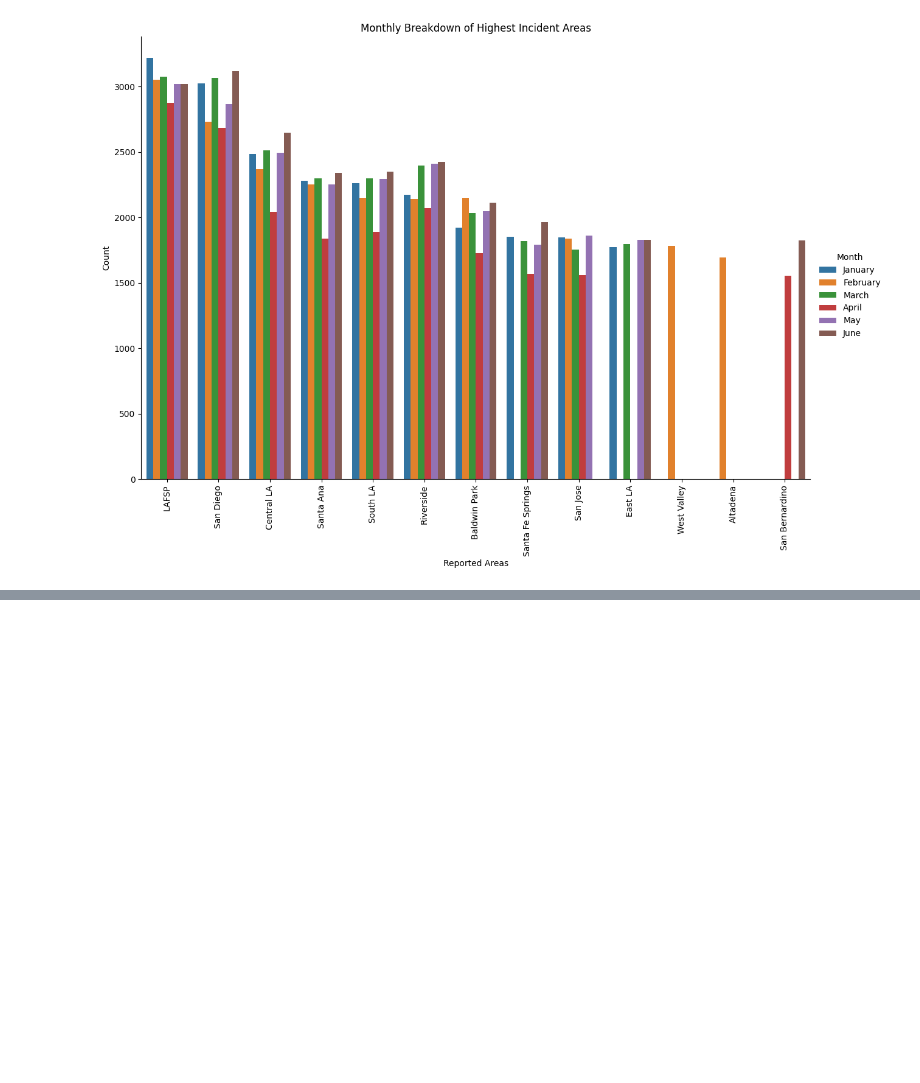
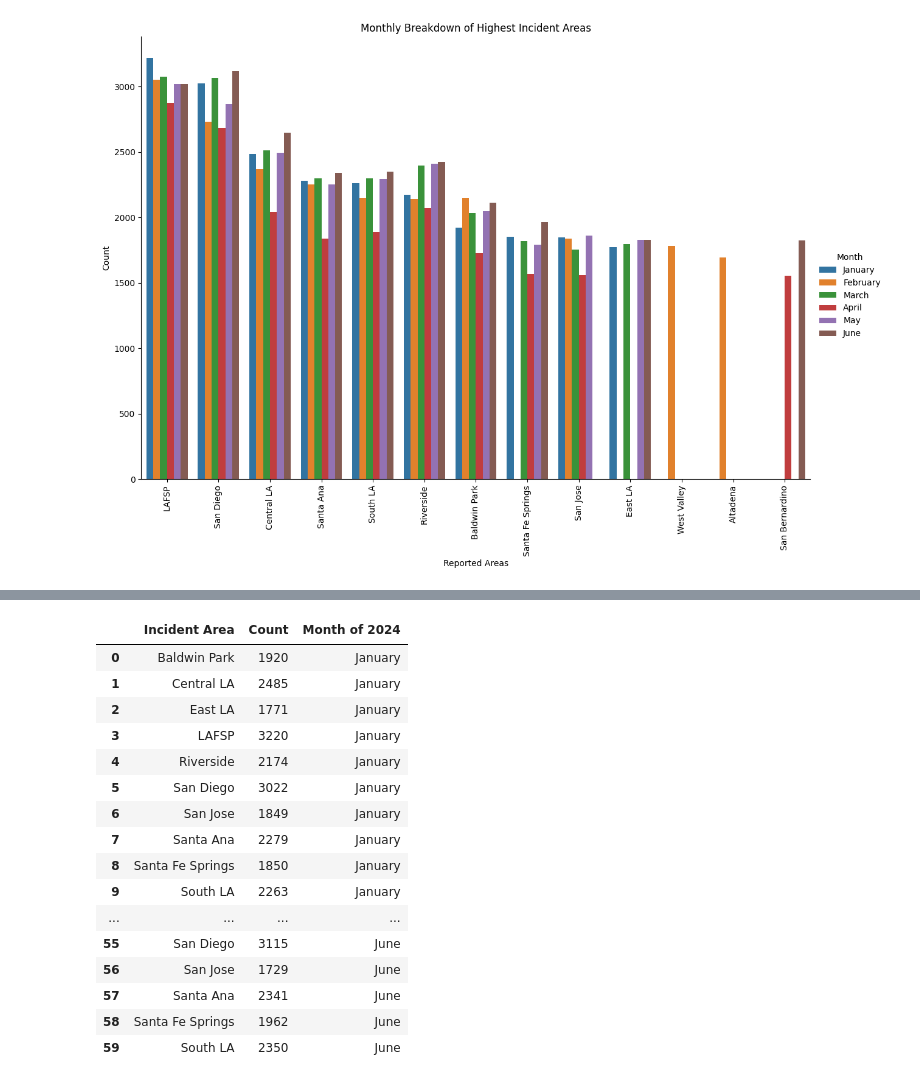
Before and after one commit to DaH7/CHP-Traffic-Analytics, a Jupyter notebook: Incident_Count_Graphs_traffic.ipynb, the cells around one changed output, grey strips where cells are left out. Cells and saved outputs as stored; diff of their text form; code cells hidden in the pictures; blank space fills up the shorter version.

```diff
--- a/Incident_Count_Graphs_traffic.ipynb
+++ b/Incident_Count_Graphs_traffic.ipynb
@@ -176 +170,28 @@ PostgreSQL database version:
+# %%
+#replacing numeric months with names
+df.loc[df["Month of 2024"] == 1, "Month of 2024"] = "January"
+df.loc[df["Month of 2024"] == 2, "Month of 2024"] = "February"
+df.loc[df["Month of 2024"] == 3, "Month of 2024"] = "March"
+df.loc[df["Month of 2024"] == 4, "Month of 2024"] = "April"
+df.loc[df["Month of 2024"] == 5, "Month of 2024"] = "May"
+df.loc[df["Month of 2024"] == 6, "Month of 2024"] = "June"
+df
+# %% [output]
+|  | Incident Area | Count | Month of 2024 |
+| 0 | Baldwin Park | 1920 | January |
+| 1 | Central LA | 2485 | January |
+| 2 | East LA | 1771 | January |
+| 3 | LAFSP | 3220 | January |
+| 4 | Riverside | 2174 | January |
+| 5 | San Diego | 3022 | January |
+| 6 | San Jose | 1849 | January |
+| 7 | Santa Ana | 2279 | January |
+| 8 | Santa Fe Springs | 1850 | January |
+| 9 | South LA | 2263 | January |
+| ... | ... | ... | ... |
+| 55 | San Diego | 3115 | June |
+| 56 | San Jose | 1729 | June |
+| 57 | Santa Ana | 2341 | June |
+| 58 | Santa Fe Springs | 1962 | June |
+| 59 | South LA | 2350 | June |
 # %%
```
Also changed, not shown: parts of 5 cells of this notebook.
